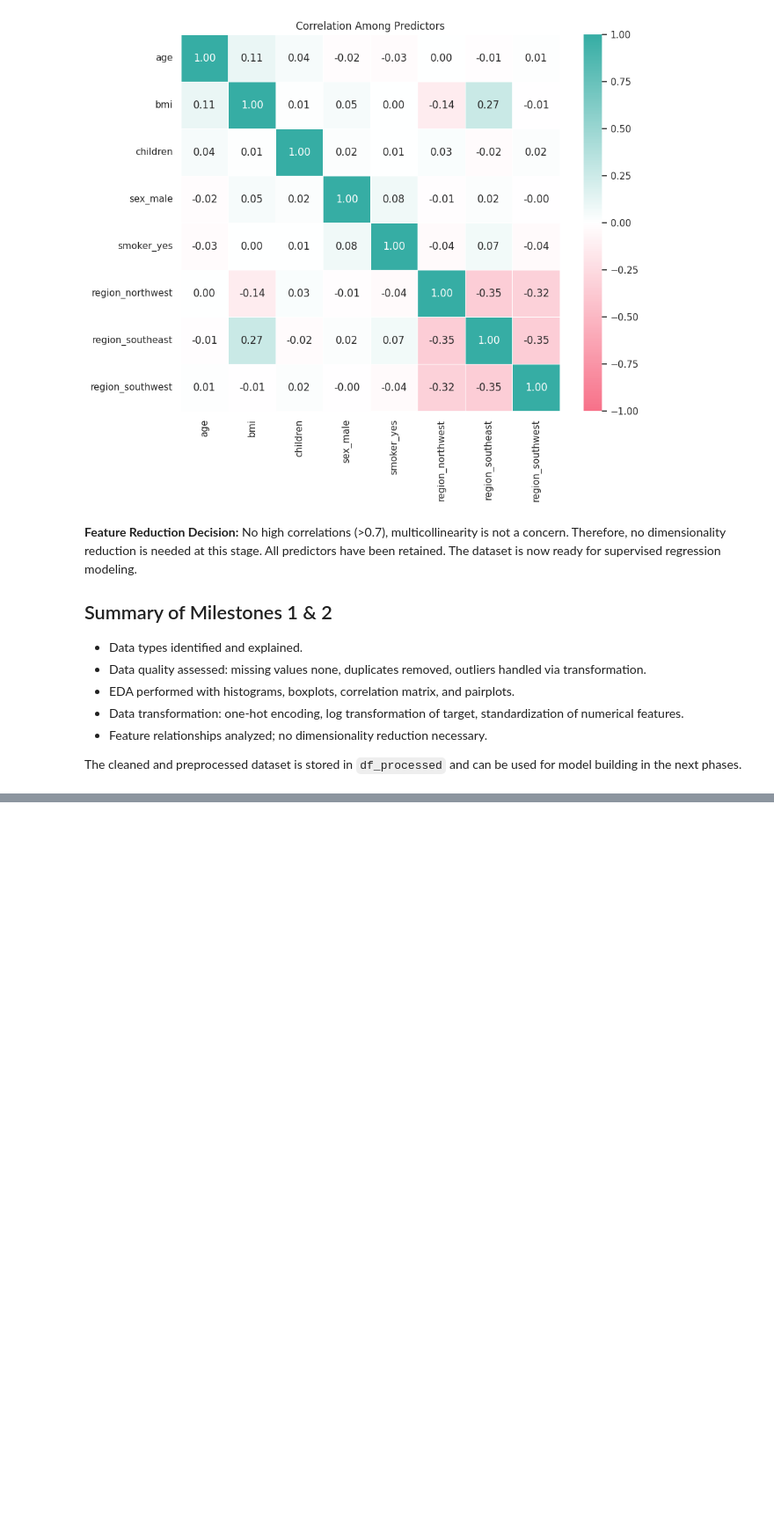
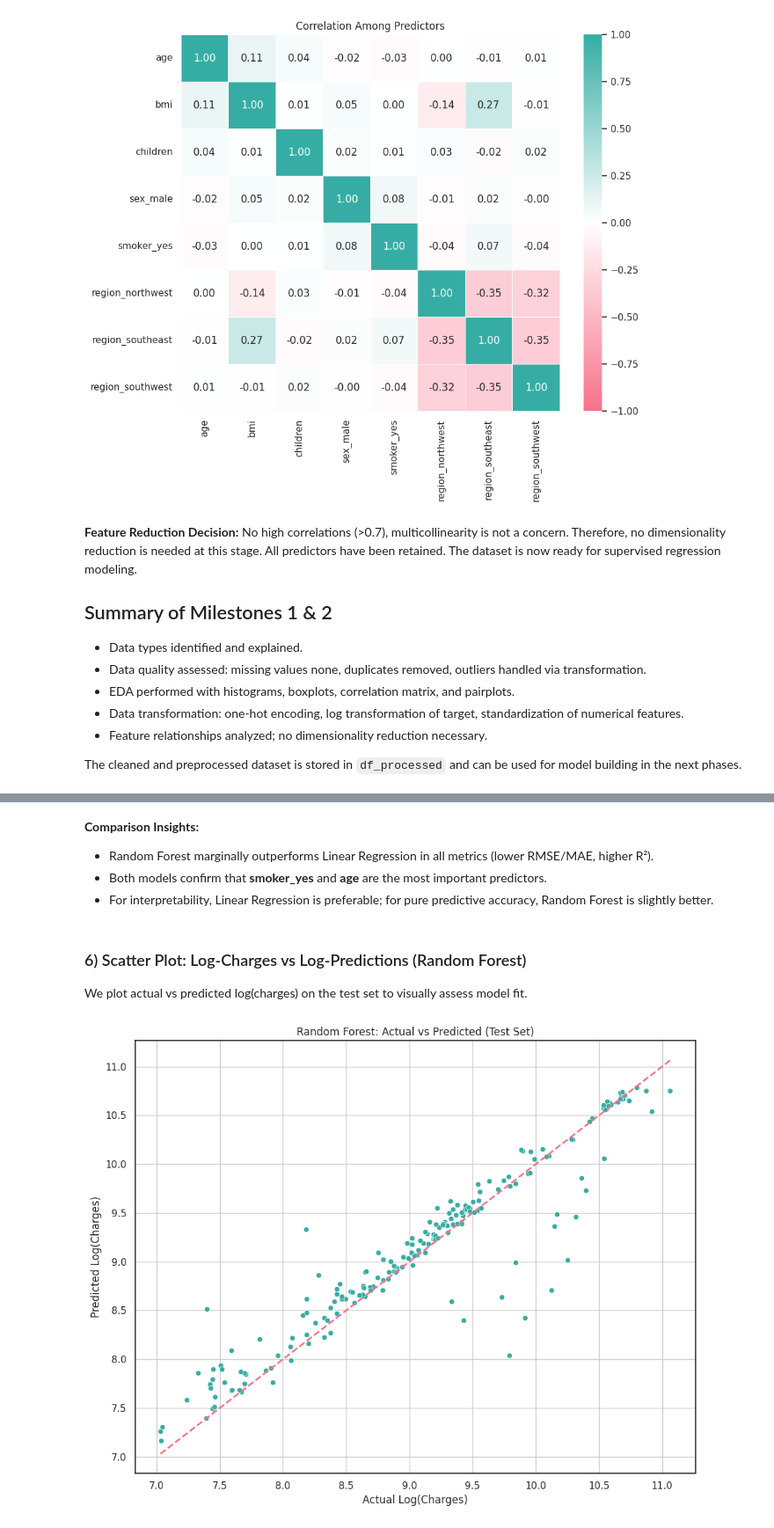
Before and after one commit to TABxSAID/MIS-5557, a Jupyter notebook: Term Project.ipynb, the cells around one changed output, grey strips where cells are left out. Shown at 88% size. Cells and saved outputs as stored; diff of their text form; code cells hidden in the pictures; blank space fills up the shorter version.

```diff
--- a/Term Project.ipynb
+++ b/Term Project.ipynb
@@ -504,0 +614,22 @@ The cleaned and preprocessed dataset is stored in `df_processed` and can be used
+# %%
+# Parameter grid
+param_grid = {
+    'n_estimators': [100, 200],
+    'max_depth': [10, 20, None],
+    'min_samples_split': [2, 5],
+    'min_samples_leaf': [1, 2]
+}
+
+rf = RandomForestRegressor(random_state=42, n_jobs=-1)
+grid_search = GridSearchCV(rf, param_grid, cv=5, scoring='neg_mean_squared_error', n_jobs=-1)
+grid_search.fit(X_train, y_train)
+
+print("Best parameters:", grid_search.best_params_)
+
+best_rf = grid_search.best_estimator_
+y_train_pred_rf = best_rf.predict(X_train)
+y_test_pred_rf = best_rf.predict(X_test)
+
+print("\nRandom Forest Performance")
+print_metrics(y_train, y_train_pred_rf, "Training")
+print_metrics(y_test, y_test_pred_rf, "Test")
@@ -504,0 +704,31 @@ The cleaned and preprocessed dataset is stored in `df_processed` and can be used
+# %% [markdown]
+**Comparison Insights:**
+- Random Forest marginally outperforms Linear Regression in all metrics (lower RMSE/MAE, higher R²).
+- Both models confirm that **smoker_yes** and **age** are the most important predictors.
+- For interpretability, Linear Regression is preferable; for pure predictive accuracy, Random Forest is slightly better.
+# %% [markdown]
+### 6) Scatter Plot: Log‑Charges vs Log‑Predictions (Random Forest)
+
+We plot actual vs predicted log(charges) on the test set to visually assess model fit.
+# %%
+sns.set(style="white")
+
+# Use same color theme idea (soft, custom tone instead of bold default)
+pink = "#f77189"
+green = "#36ada4"
+
+plt.figure(figsize=(10, 8))
+
+sns.scatterplot(x=y_test, y=y_test_pred_rf, color=green, alpha=1)
+
+# Reference line
+plt.plot([y_test.min(), y_test.max()], [y_test.min(), y_test.max()], linestyle='--', linewidth=2, color=pink)
+
+plt.xlabel("Actual Log(Charges)")
+plt.ylabel("Predicted Log(Charges)")
+plt.title("Random Forest: Actual vs Predicted (Test Set)")
+plt.grid(True)
+plt.tight_layout()
+plt.show()
+# %% [output]
+[figure, added]
```
Also changed, not shown: parts of 20 cells of this notebook.
